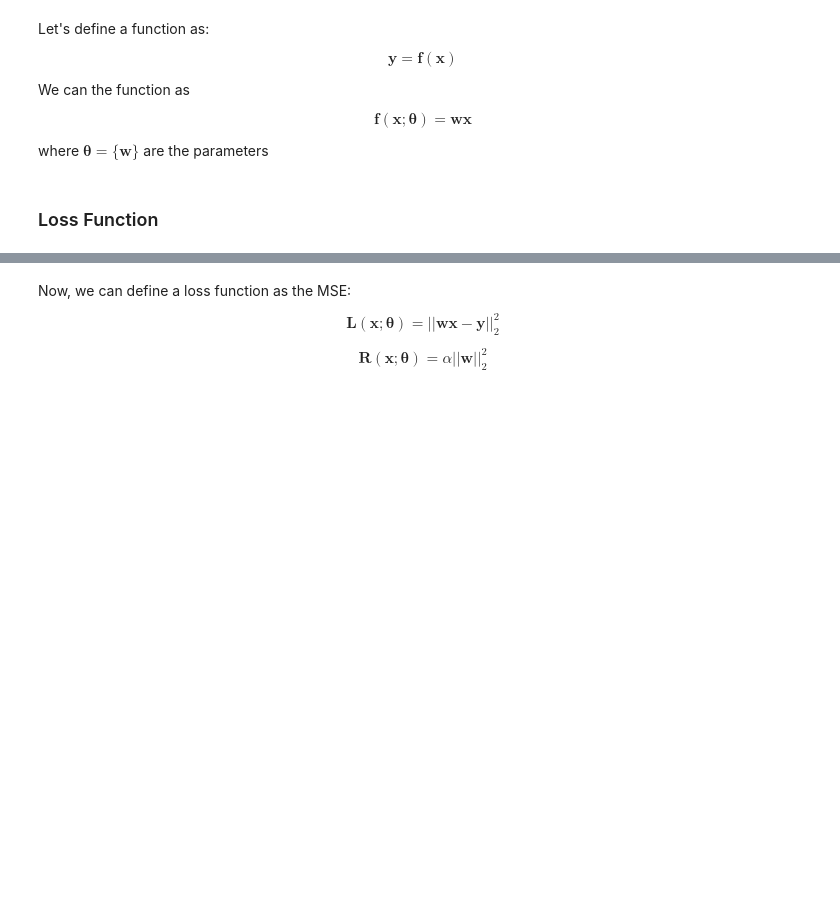
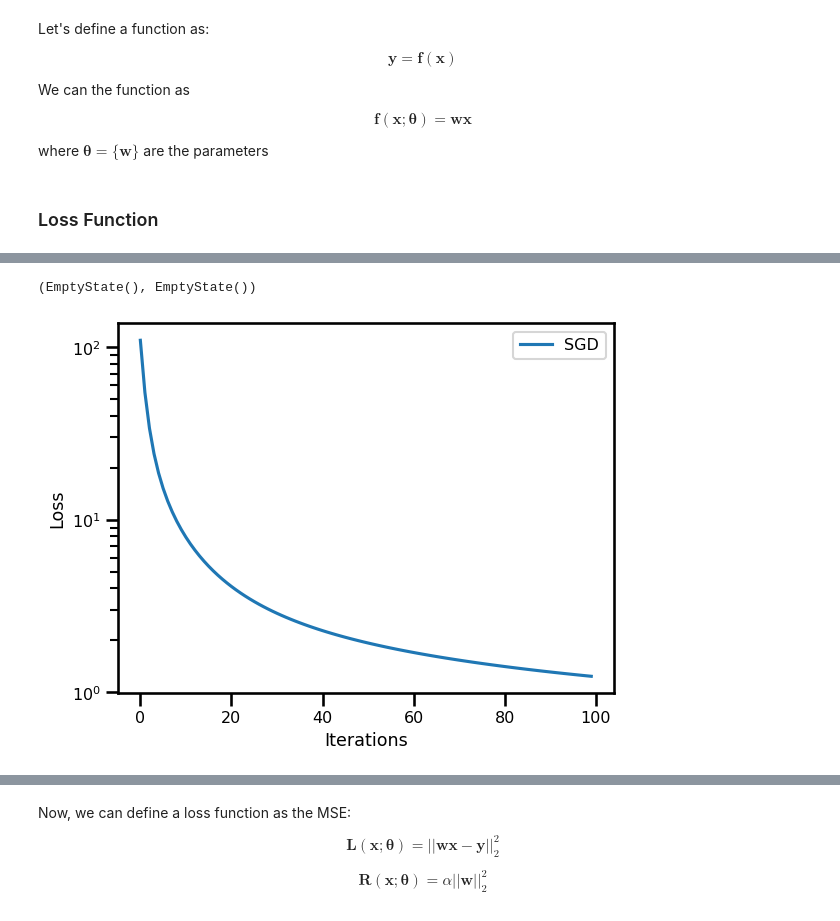
Before and after one commit to jejjohnson/jejeqx, a Jupyter notebook: notebooks/dev/4dvarnet/learning_to_learning.ipynb, the cells around one changed output, grey strips where cells are left out. Drawn from its saved outputs; the diff is of its cells as text; code cells hidden in the pictures; blank space fills up the shorter version.

```diff
--- a/notebooks/dev/4dvarnet/learning_to_learning.ipynb
+++ b/notebooks/dev/4dvarnet/learning_to_learning.ipynb
@@ -37,0 +41,8 @@ where $\boldsymbol{\theta}=\{ \mathbf{w}\}$ are the parameters
+# %%
+batch_size = 128
+key = jrandom.PRNGKey(123)
+key, *keys_params = jrandom.split(key, 4)
+
+w = jrandom.normal(keys_params[0], (batch_size, 10, 10))
+y = jrandom.normal(keys_params[1], (batch_size, 10))
+x = jrandom.normal(keys_params[2], (batch_size, 10))
@@ -37,0 +90,6 @@ where $\boldsymbol{\theta}=\{ \mathbf{w}\}$ are the parameters
+# %%
+energy_fn = MSELoss(model=lr_model)
+
+loss = energy_fn(x, y)
+
+grad_fn = jax.value_and_grad(energy_fn, argnums=0)
@@ -37,0 +121,36 @@ where $\boldsymbol{\theta}=\{ \mathbf{w}\}$ are the parameters
+# %%
+learning_rate = 1.0
+optimizer = optax.sgd(learning_rate=learning_rate)
+state_init = TrainStateOptax(x, optimizer)
+# %%
+from tqdm.autonotebook import trange
+num_iterations = 100
+
+state = TrainStateOptax(x, optimizer)
+losses = dict(sgd=list())
+
+with trange(num_iterations) as pbar:
+
+    for i in pbar:
+
+        loss, grads = grad_fn(state.params, y)
+
+        state = state.update_state(state, grads)
+
+        losses["sgd"].append(loss)
+        pbar.set_description(desc=f"Loss: {loss:.4f}")
+# %%
+state.opt_state
+# %% [output]
+(EmptyState(), EmptyState())
+# %%
+fig, ax = plt.subplots()
+
+ax.plot(losses["sgd"], label="SGD")
+
+ax.set(xlabel="Iterations", ylabel="Loss", yscale="log")
+
+plt.legend()
+plt.show()
+# %% [output]
+[figure, added]
```
Also changed, not shown: parts of 21 cells of this notebook, 6 other files.
